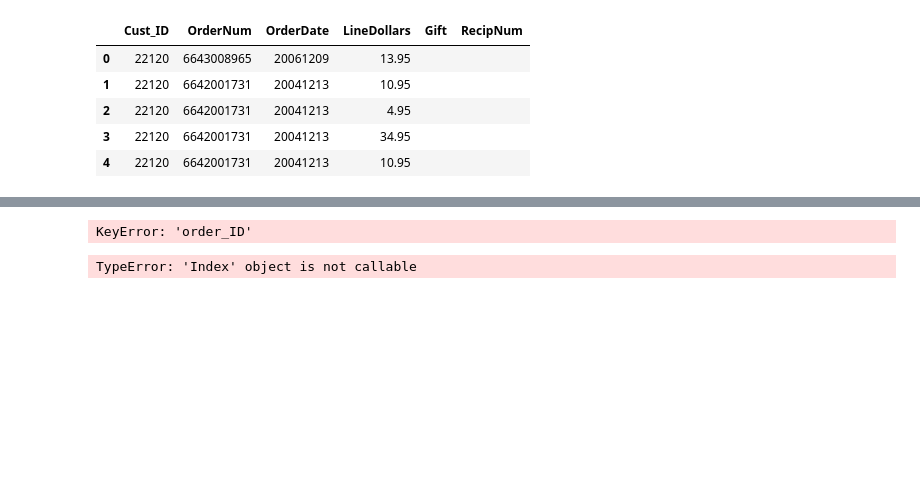
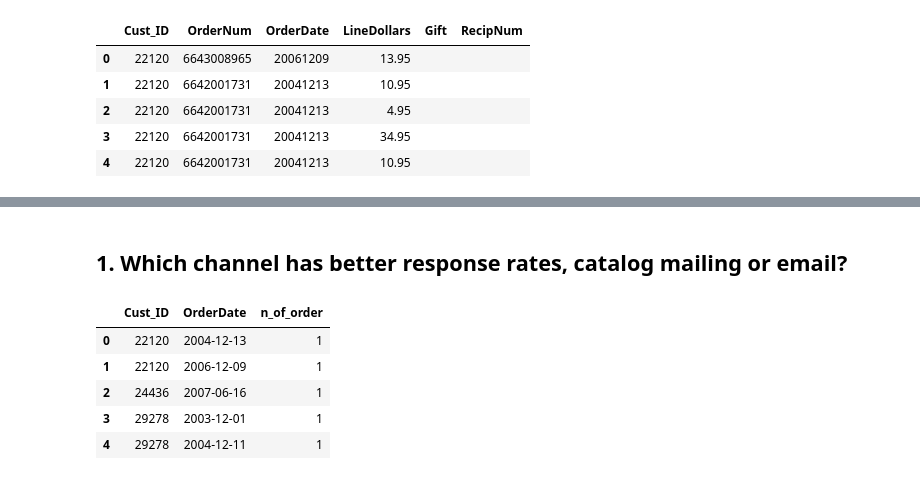
Before and after one commit to YassineOudghiri/dma-group-assignment-1, a Jupyter notebook: code.ipynb, the cells around one changed output, grey strips where cells are left out. Saved outputs shown, nothing was run; the diff lists cells and outputs as text; code cells hidden in the pictures; blank space fills up the shorter version.

Commit message:
first calculations for response rate

```diff
--- a/code.ipynb
+++ b/code.ipynb
@@ -182,11 +182,21 @@ line_items.head(5)
-# %%
-# Merge the dataframes
-df = pd.merge(customers, contacts, on='Cust_ID')
-df = pd.merge(df, orders, on='Cust_ID')
-df = pd.merge(df, line_items, on='order_ID')
-# %% [output]
-KeyError: 'order_ID'
-# %%
-customers.columns()
-# %% [output]
-TypeError: 'Index' object is not callable
+# %% [markdown]
+## 1. Which channel has better response rates, catalog mailing or email?
+# %%
+# Convert 'ContactDate' and 'OrderDate' to datetime
+contacts['ContactDate'] = pd.to_datetime(contacts['ContactDate'].astype(str), format='%Y%m%d')
+orders['OrderDate'] = pd.to_datetime(orders['OrderDate'].astype(str), format='%Y%m%d')
+# %%
+order_sub = orders.groupby(['Cust_ID', 'OrderDate']).agg(n_of_order=('OrderNum', 'count')).reset_index()
+
+# Create contact_c and contact_e DataFrames for each contact type and group by 'Cust_ID' and 'ContactDate' columns to count the number of contacts sent per day for each customer.
+contact_c = contacts[contacts['ContactType'] == 'C'].groupby(['Cust_ID', 'ContactDate']).size().reset_index(name='catalog_sent')
+contact_e = contacts[contacts['ContactType'] == 'E'].groupby(['Cust_ID', 'ContactDate']).size().reset_index(name='email_sent')
+# %%
+order_sub.head()
+# %% [output]
+|  | Cust_ID | OrderDate | n_of_order |
+| 0 | 22120 | 2004-12-13 | 1 |
+| 1 | 22120 | 2006-12-09 | 1 |
+| 2 | 24436 | 2007-06-16 | 1 |
+| 3 | 29278 | 2003-12-01 | 1 |
+| 4 | 29278 | 2004-12-11 | 1 |
```
Also changed, not shown: parts of 17 cells of this notebook.
